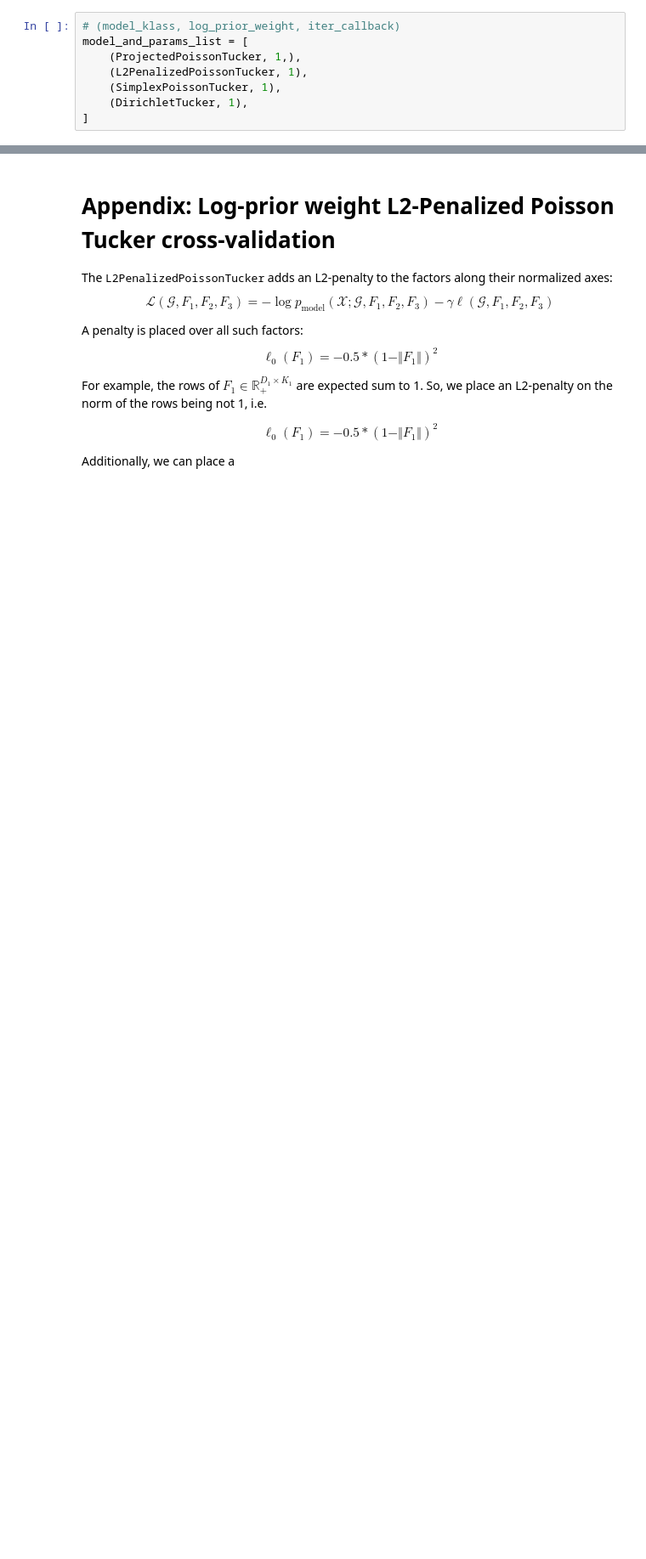
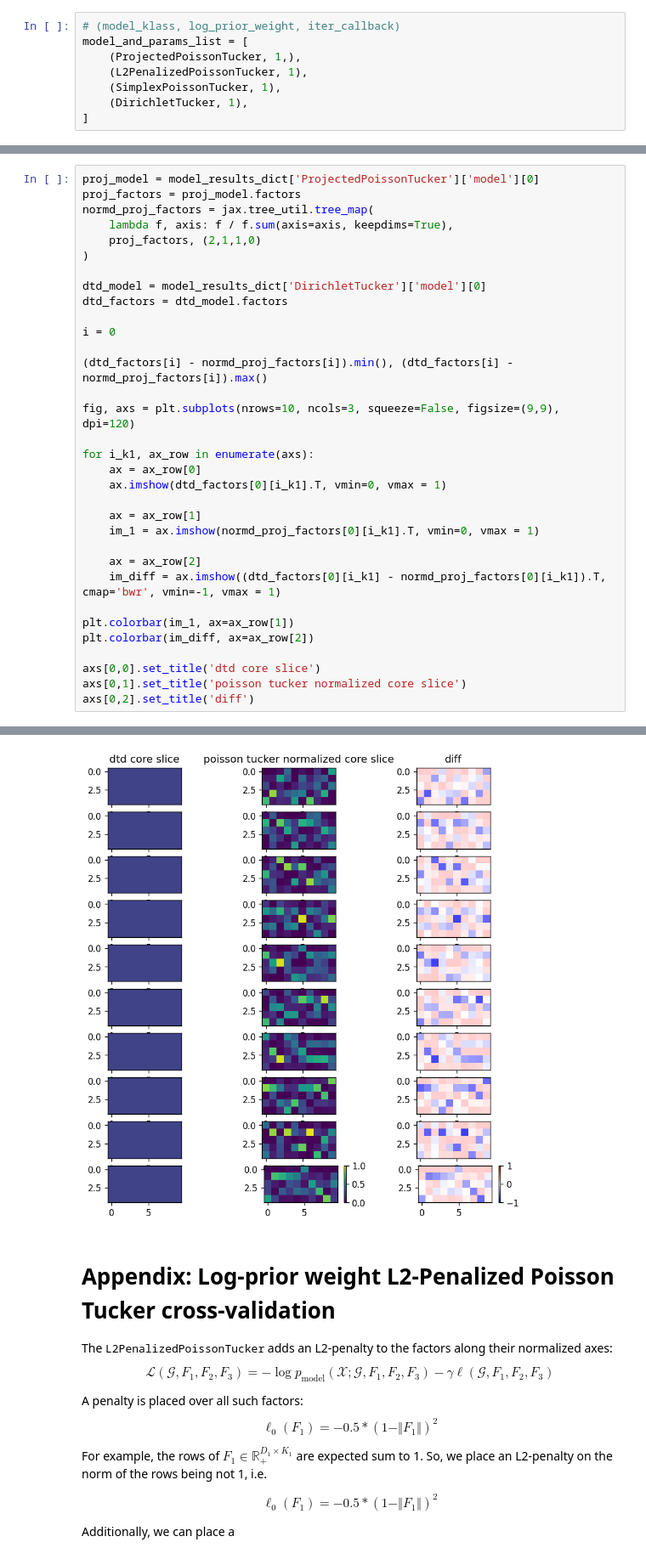
Before and after one commit to lindermanlab/dirichlet-tucker, a Jupyter notebook: analysis/model_comparison.ipynb, the cells around one changed output, grey strips where cells are left out. Shown: that part at 85% size. Cells and saved outputs as stored; diff of their text form; blank space fills up the shorter version.

```diff
--- a/analysis/model_comparison.ipynb
+++ b/analysis/model_comparison.ipynb
@@ -261,0 +311,34 @@ for i_model, (model_name, model_results) in enumerate(model_results_dict.items()
+# %%
+proj_model = model_results_dict['ProjectedPoissonTucker']['model'][0]
+proj_factors = proj_model.factors
+normd_proj_factors = jax.tree_util.tree_map(
+    lambda f, axis: f / f.sum(axis=axis, keepdims=True),
+    proj_factors, (2,1,1,0)
+)
+
+dtd_model = model_results_dict['DirichletTucker']['model'][0]
+dtd_factors = dtd_model.factors
+
+i = 0
+
+(dtd_factors[i] - normd_proj_factors[i]).min(), (dtd_factors[i] - normd_proj_factors[i]).max()
+
+fig, axs = plt.subplots(nrows=10, ncols=3, squeeze=False, figsize=(9,9), dpi=120)
+
+for i_k1, ax_row in enumerate(axs):
+    ax = ax_row[0]
+    ax.imshow(dtd_factors[0][i_k1].T, vmin=0, vmax = 1)
+
+    ax = ax_row[1]
+    im_1 = ax.imshow(normd_proj_factors[0][i_k1].T, vmin=0, vmax = 1)
+
+    ax = ax_row[2]
+    im_diff = ax.imshow((dtd_factors[0][i_k1] - normd_proj_factors[0][i_k1]).T, cmap='bwr', vmin=-1, vmax = 1)
+
+plt.colorbar(im_1, ax=ax_row[1])
+plt.colorbar(im_diff, ax=ax_row[2])
+
+axs[0,0].set_title('dtd core slice')
+axs[0,1].set_title('poisson tucker normalized core slice')
+axs[0,2].set_title('diff')
+# %% [output]
@@ -262,3 +346,4 @@ for i_model, (model_name, model_results) in enumerate(model_results_dict.items()
+[figure, added]
 # %% [markdown]
 # Appendix: Log-prior weight L2-Penalized Poisson Tucker cross-validation
 
```
Also changed, not shown: parts of 8 cells of this notebook.
